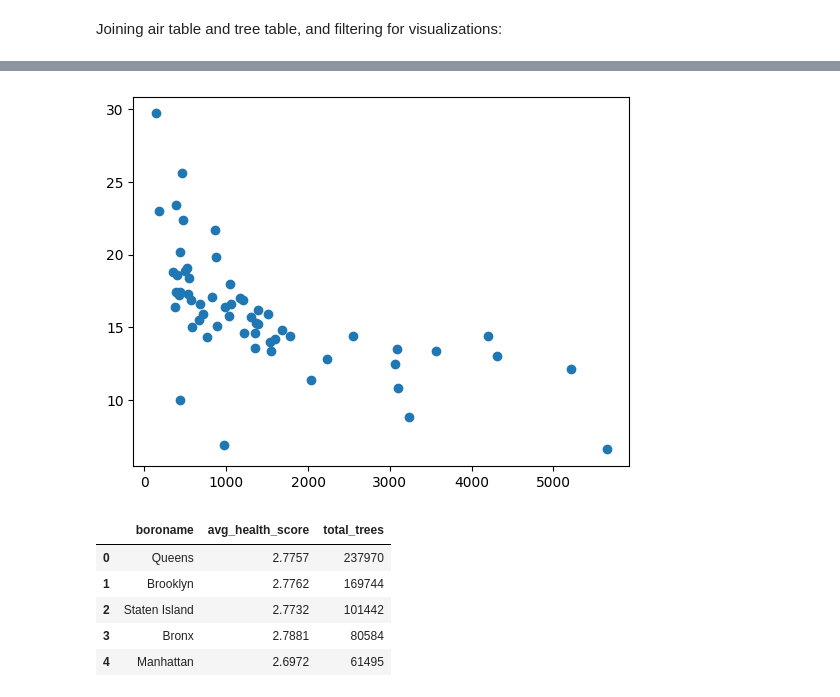
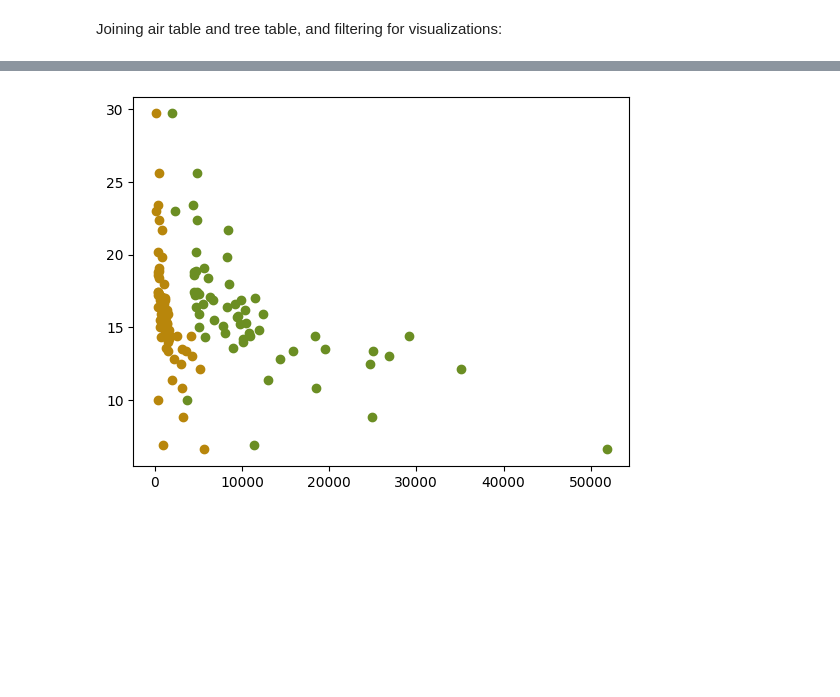
Before and after one commit to Angela-Rene/Trees_in_NYC, a Jupyter notebook: sql_and_plots.ipynb, the cells around one changed output, grey strips where cells are left out. Saved outputs shown, nothing was run; the diff lists cells and outputs as text; code cells hidden in the pictures; blank space fills up the shorter version.

```diff
--- a/sql_and_plots.ipynb
+++ b/sql_and_plots.ipynb
@@ -314,18 +268,6 @@ print(tree_area_total)
-# %%
-plt.scatter(tree_area_total['tree_area_sqft'], tree_area_total['NO2_value'])
-plt.show()
-# %% [output]
-[figure, removed]
-# %%
-viz_boro = pd.read_sql_query("""
-                             SELECT boroname, avg_health_score, total_trees FROM boro
-                             ORDER BY total_trees DESC;
-                             """, conn)
-viz_boro
-# %% [output]
-|  | boroname | avg_health_score | total_trees |
-| 0 | Queens | 2.7757 | 237970 |
-| 1 | Brooklyn | 2.7762 | 169744 |
-| 2 | Staten Island | 2.7732 | 101442 |
-| 3 | Bronx | 2.7881 | 80584 |
-| 4 | Manhattan | 2.6972 | 61495 |
+# %%
+plt.scatter(tree_area_total['tree_area_sqft'], tree_area_total['NO2_value'], color= '#B8860B')
+plt.scatter(tree_area_total['count'], tree_area_total['NO2_value'], color= '#6B8E23')
+plt.show()
+# %% [output]
+[figure, added]
```
Also changed, not shown: parts of 20 cells of this notebook, 4 other files.
